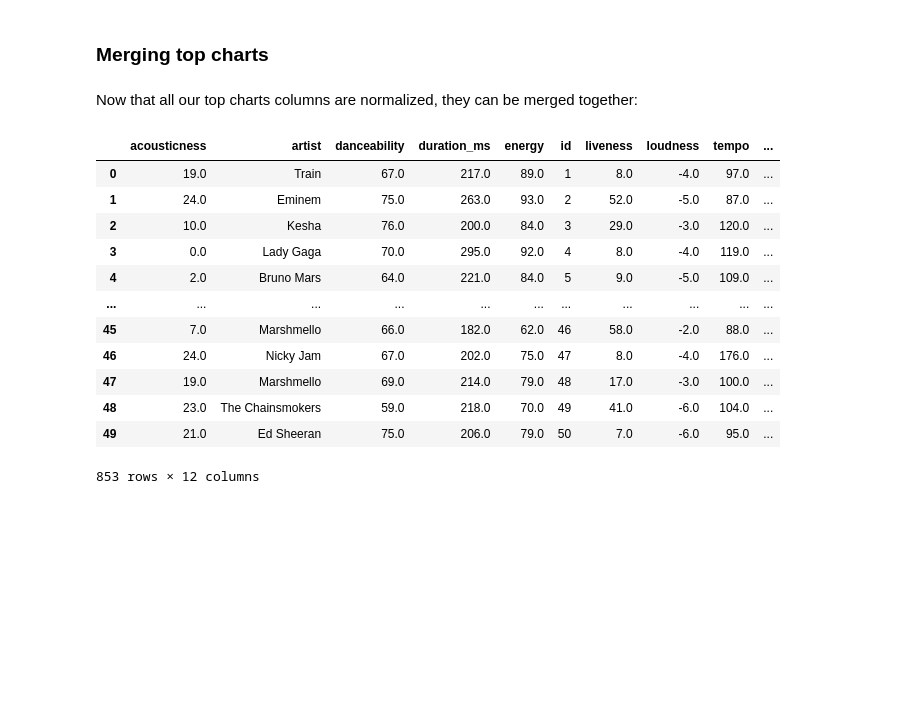
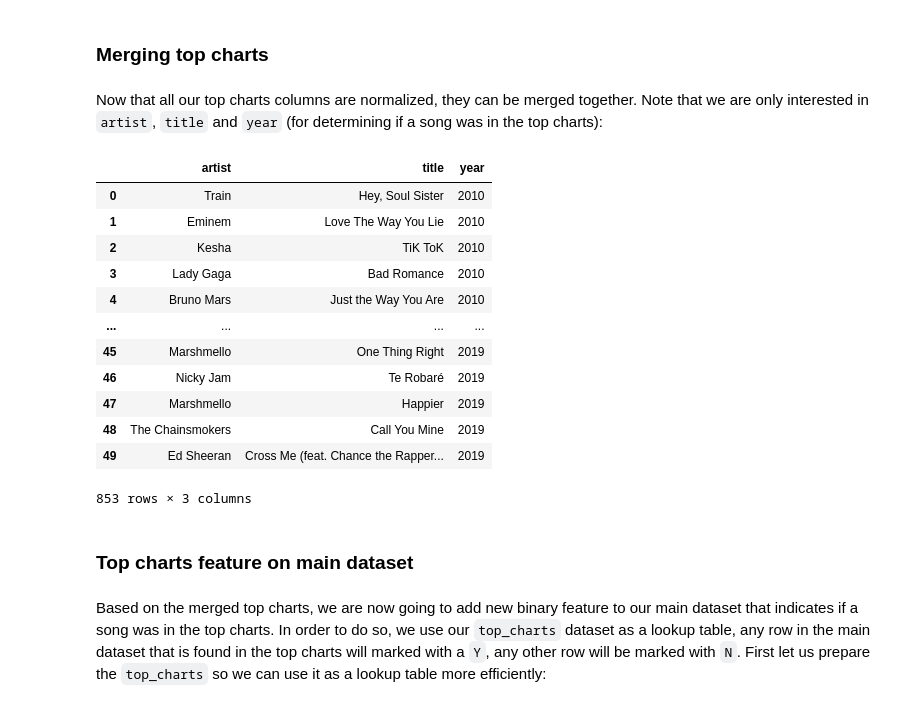
Before and after one commit to zante95/Spotify-Song-Popularity-Prediction, a Jupyter notebook: workspace/submissions/preprocessing-exploration.ipynb, the cells around one changed output. Drawn from its saved outputs; the diff is of its cells as text; code cells hidden in the pictures; blank space fills up the shorter version.

```diff
--- a/workspace/submissions/preprocessing-exploration.ipynb
+++ b/workspace/submissions/preprocessing-exploration.ipynb
@@ -66,7 +66,7 @@ Some of the datasets have different column names to represent the same kind of m
 Let's get started by writing a column normalizer class that we can use later. The class focuses on mapping column names to a "desired" column set given as parameter, the class decides what column name corresponds to what input based on similarity tests.
 # %%
 from collections import namedtuple
-from difflib import SequenceMatcher
+from fuzzywuzzy import fuzz
 
 
 Change = namedtuple('Change', ['before', 'after'])
@@ -83,8 +83,8 @@ class ColumnNormalizer:
         best_match_ratio = 0
 
         for colname in columns:
-            ratio = SequenceMatcher(None, colname.lower(), oldname.lower()).ratio()
-            if ratio >= 0.6 and ratio > best_match_ratio:
+            ratio = fuzz.ratio(colname.lower(), oldname.lower())
+            if ratio >= 60 and ratio > best_match_ratio:
                 best_match = colname
                 best_match_ratio = ratio
 
@@ -225,21 +225,25 @@ for idx, dataset in secondary:
 # %% [markdown]
 ### Merging top charts
 # %% [markdown]
-Now that all our top charts columns are normalized, they can be merged together:
+Now that all our top charts columns are normalized, they can be merged together. Note that we are only interested in `artist`, `title` and `year` (for determining if a song was in the top charts):
 # %%
-top_charts = pd.concat(datasets[1:])
+top_charts = pd.concat(datasets[1:])[['artist', 'title', 'year']]
 top_charts
 # %% [output]
-|  | acousticness | artist | danceability | duration_ms | energy | id | liveness | loudness | tempo | ... |
-| 0 | 19.0 | Train | 67.0 | 217.0 | 89.0 | 1 | 8.0 | -4.0 | 97.0 | ... |
-| 1 | 24.0 | Eminem | 75.0 | 263.0 | 93.0 | 2 | 52.0 | -5.0 | 87.0 | ... |
-| 2 | 10.0 | Kesha | 76.0 | 200.0 | 84.0 | 3 | 29.0 | -3.0 | 120.0 | ... |
-| 3 | 0.0 | Lady Gaga | 70.0 | 295.0 | 92.0 | 4 | 8.0 | -4.0 | 119.0 | ... |
-| 4 | 2.0 | Bruno Mars | 64.0 | 221.0 | 84.0 | 5 | 9.0 | -5.0 | 109.0 | ... |
-| ... | ... | ... | ... | ... | ... | ... | ... | ... | ... | ... |
-| 45 | 7.0 | Marshmello | 66.0 | 182.0 | 62.0 | 46 | 58.0 | -2.0 | 88.0 | ... |
-| 46 | 24.0 | Nicky Jam | 67.0 | 202.0 | 75.0 | 47 | 8.0 | -4.0 | 176.0 | ... |
-| 47 | 19.0 | Marshmello | 69.0 | 214.0 | 79.0 | 48 | 17.0 | -3.0 | 100.0 | ... |
-| 48 | 23.0 | The Chainsmokers | 59.0 | 218.0 | 70.0 | 49 | 41.0 | -6.0 | 104.0 | ... |
-| 49 | 21.0 | Ed Sheeran | 75.0 | 206.0 | 79.0 | 50 | 7.0 | -6.0 | 95.0 | ... |
+|  | artist | title | year |
+| 0 | Train | Hey, Soul Sister | 2010 |
+| 1 | Eminem | Love The Way You Lie | 2010 |
+| 2 | Kesha | TiK ToK | 2010 |
+| 3 | Lady Gaga | Bad Romance | 2010 |
+| 4 | Bruno Mars | Just the Way You Are | 2010 |
+| ... | ... | ... | ... |
+| 45 | Marshmello | One Thing Right | 2019 |
+| 46 | Nicky Jam | Te Robaré | 2019 |
+| 47 | Marshmello | Happier | 2019 |
+| 48 | The Chainsmokers | Call You Mine | 2019 |
+| 49 | Ed Sheeran | Cross Me (feat. Chance the Rapper... | 2019 |
-853 rows × 12 columns
+853 rows × 3 columns
+# %% [markdown]
+### Top charts feature on main dataset
+# %% [markdown]
+Based on the merged top charts, we are now going to add new binary feature to our main dataset that indicates if a song was in the top charts. In order to do so, we use our `top_charts` dataset as a lookup table, any row in the main dataset that is found in the top charts will marked with a `Y`, any other row will be marked with `N`. First let us prepare the `top_charts` so we can use it as a lookup table more efficiently:
```
Also changed, not shown: parts of 8 cells of this notebook.
